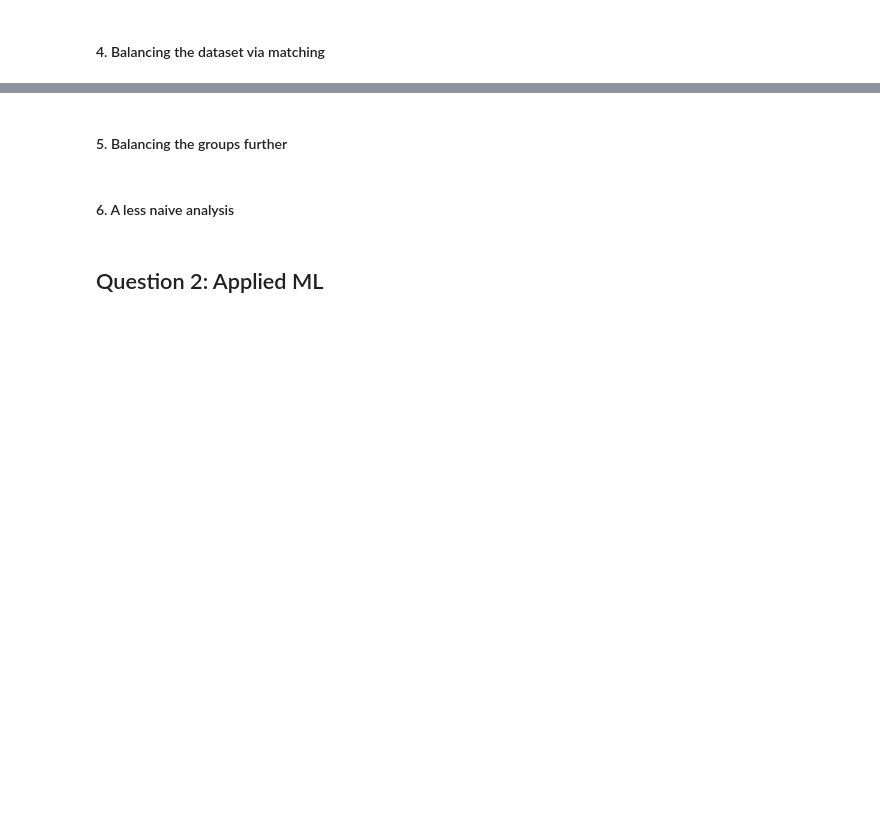
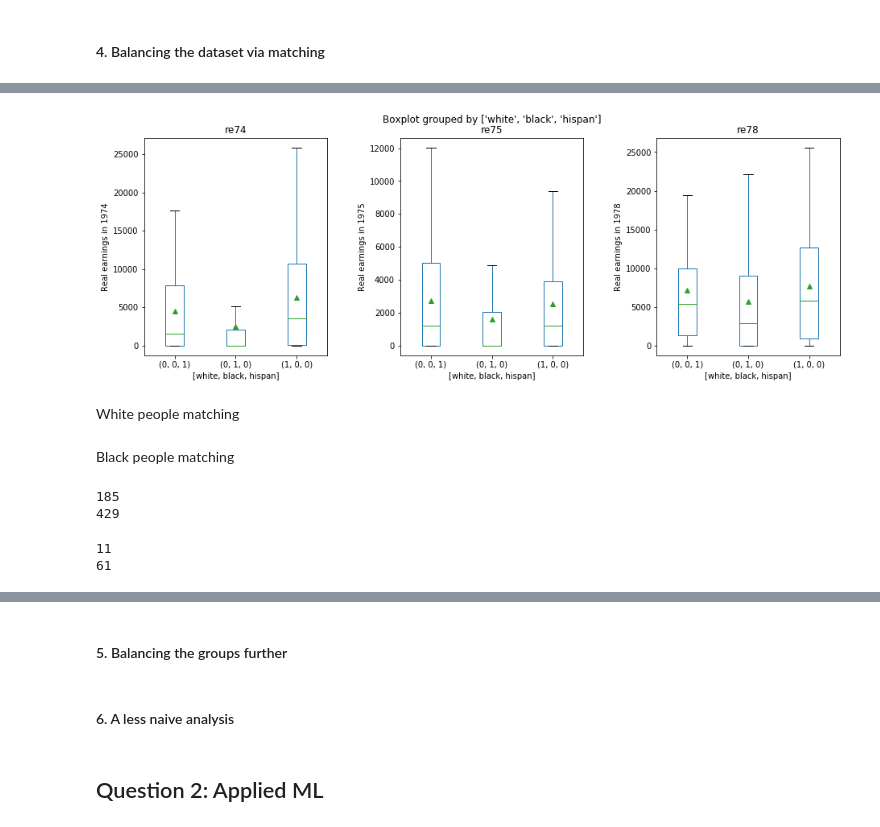
Before and after one commit to Babas10/ADA_JEX2017, a Jupyter notebook: HomeWork/04 - Applied ML/H4.ipynb, the cells around one changed output, grey strips where cells are left out. Saved outputs shown, nothing was run; the diff lists cells and outputs as text; code cells hidden in the pictures; blank space fills up the shorter version.

```diff
--- a/HomeWork/04 - Applied ML/H4.ipynb
+++ b/HomeWork/04 - Applied ML/H4.ipynb
@@ -328,0 +504,22 @@ plt.show()
+# %%
+fig, axs = plt.subplots(1,3,gridspec_kw =  dict(wspace=0.4), figsize=(15,5))
+fig.subplots_adjust(wspace=1)
+#fig.suptitle('New title here')
+
+fig.texts = [] #flush the old super titles
+axs[0].get_figure().suptitle("")
+#plt.suptitle('Some title')
+
+
+axs[0].set_ylabel('Real earnings in 1974')
+axs[1].set_ylabel('Real earnings in 1975')
+axs[2].set_ylabel('Real earnings in 1978')
+
+
+
+dataset.boxplot(column='re74',  by=['white','black','hispan'], ax=axs[0],grid = False, showfliers=False, showmeans=True)
+dataset.boxplot(column='re75', by=['white','black','hispan'], ax=axs[1],grid = False, showfliers=False, showmeans=True)
+dataset.boxplot(column='re78', by=['white','black','hispan'], ax=axs[2],grid = False, showfliers=False, showmeans=True)
+plt.show()
+# %% [output]
+[figure, added]
@@ -328,0 +535,2 @@ plt.show()
+# %% [markdown]
+White people matching
@@ -328,0 +541,16 @@ plt.show()
+# %% [markdown]
+Black people matching
+# %%
+blackPropScore = propensityScoreDf(blackDf)
+MatchingB, a1, a2 = matchingPeople(blackPropScore)
+black_matched = blackDf.loc[list(a1)+list(a2)]
+# %% [output]
+185
+429
+# %%
+hispanPropScore = propensityScoreDf(hispanDf)
+MatchingH, a1, a2 = matchingPeople(hispanPropScore)
+hispan_matched = hispanDf.loc[list(a1)+list(a2)]
+# %% [output]
+11
+61
```
Also changed, not shown: parts of 32 cells of this notebook.
